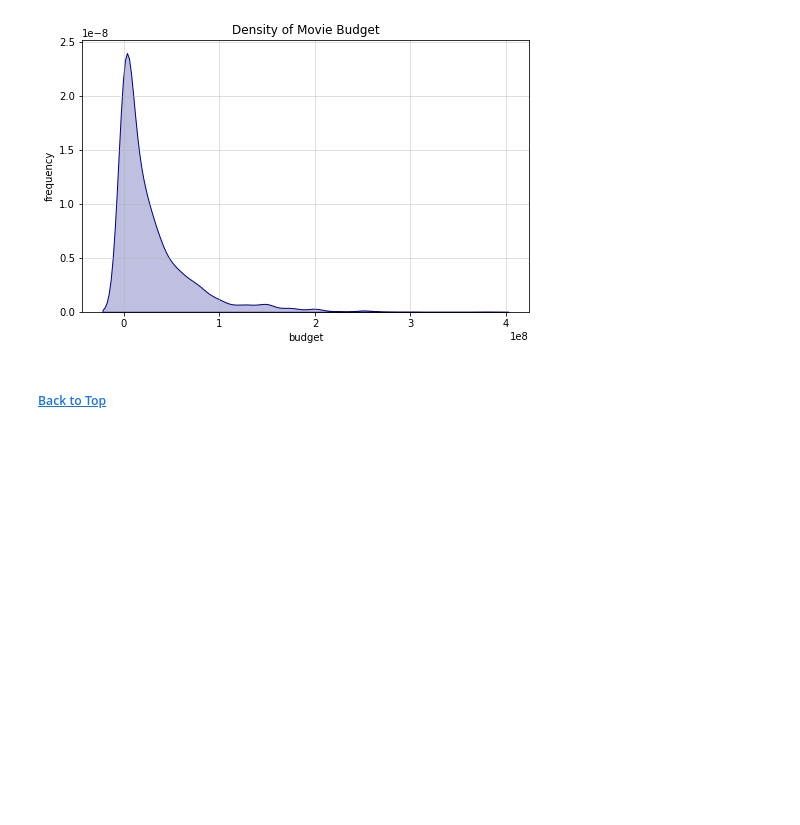
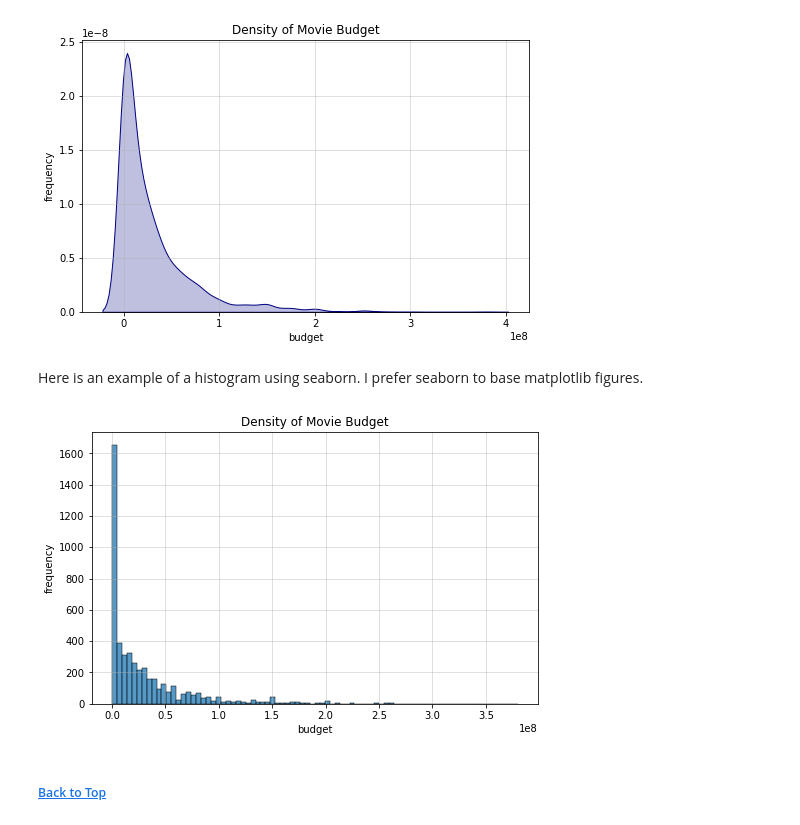
Before and after one commit to rtelmore/info-3440, a Jupyter notebook: in-class-material/week-03/Class-Two/w03-c02-python-eda-movies.ipynb, the cells around one changed output. Saved outputs shown, nothing was run; the diff lists cells and outputs as text; code cells hidden in the pictures; blank space fills up the shorter version.

```diff
--- a/in-class-material/week-03/Class-Two/w03-c02-python-eda-movies.ipynb
+++ b/in-class-material/week-03/Class-Two/w03-c02-python-eda-movies.ipynb
@@ -436,6 +437,18 @@ plt.grid(alpha = .5)
 plt.show()
 # %% [output]
 [figure]
+# %% [markdown]
+Here is an example of a histogram using seaborn. I prefer seaborn to base matplotlib figures.
+# %%
+plt.figure(figsize=(8,5))
+sns.histplot(x = "budget", data = df)
+plt.title('Density of Movie Budget')
+plt.xlabel('budget')
+plt.ylabel('frequency')
+plt.grid(alpha = .5)
+plt.show()
+# %% [output]
+[figure, added]
 # %% [markdown]
 ##### [Back to Top](#Top)
 # %% [markdown]
```
Also changed, not shown: parts of 1 cell of this notebook, 1 other file.
